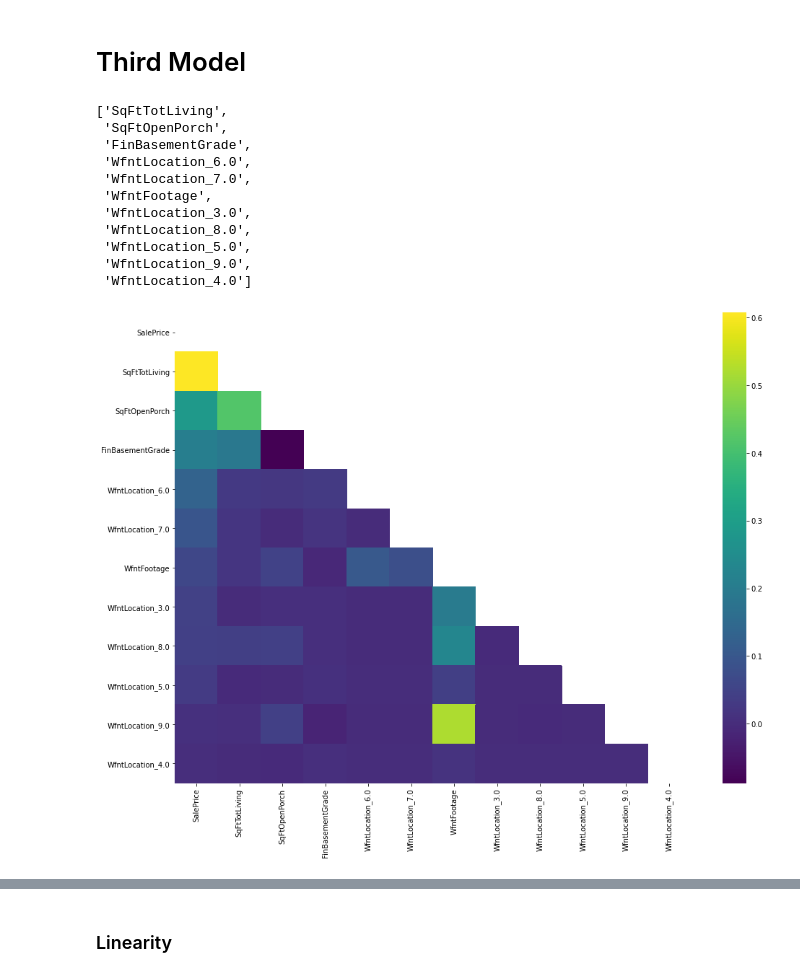
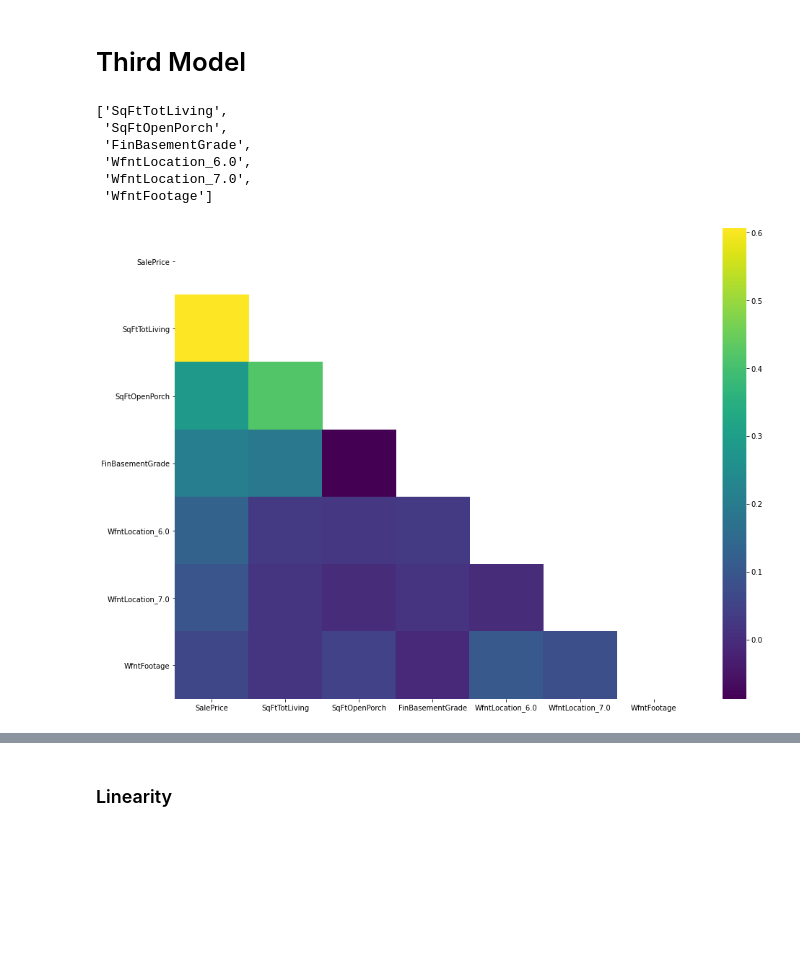
Before and after one commit to howen7/KingHousing, a Jupyter notebook: notebooks/exploratory/Hunter_FM.ipynb, the cells around one changed output, grey strips where cells are left out. Drawn from its saved outputs; the diff is of its cells as text; code cells hidden in the pictures; blank space fills up the shorter version.

```diff
--- a/notebooks/exploratory/Hunter_FM.ipynb
+++ b/notebooks/exploratory/Hunter_FM.ipynb
@@ -176,21 +197,16 @@ vif_df
 # %% [markdown]
 # Third Model
 # %%
-top_corr, graph = correlation_info(df, 'SalePrice',.00)
+top_corr, graph = correlation_info(df, 'SalePrice',.05)
 top_corr
 # %% [output]
 ['SqFtTotLiving',
  'SqFtOpenPorch',
  'FinBasementGrade',
  'WfntLocation_6.0',
  'WfntLocation_7.0',
- 'WfntFootage',
- 'WfntLocation_3.0',
- 'WfntLocation_8.0',
- 'WfntLocation_5.0',
- 'WfntLocation_9.0',
- 'WfntLocation_4.0']
+ 'WfntFootage']
-[figure, old version]
+[figure, new version]
 # %%
 summary, third_model = model_summary(df,'SalePrice', top_corr)
 summary
```
Also changed, not shown: parts of 19 cells of this notebook.
